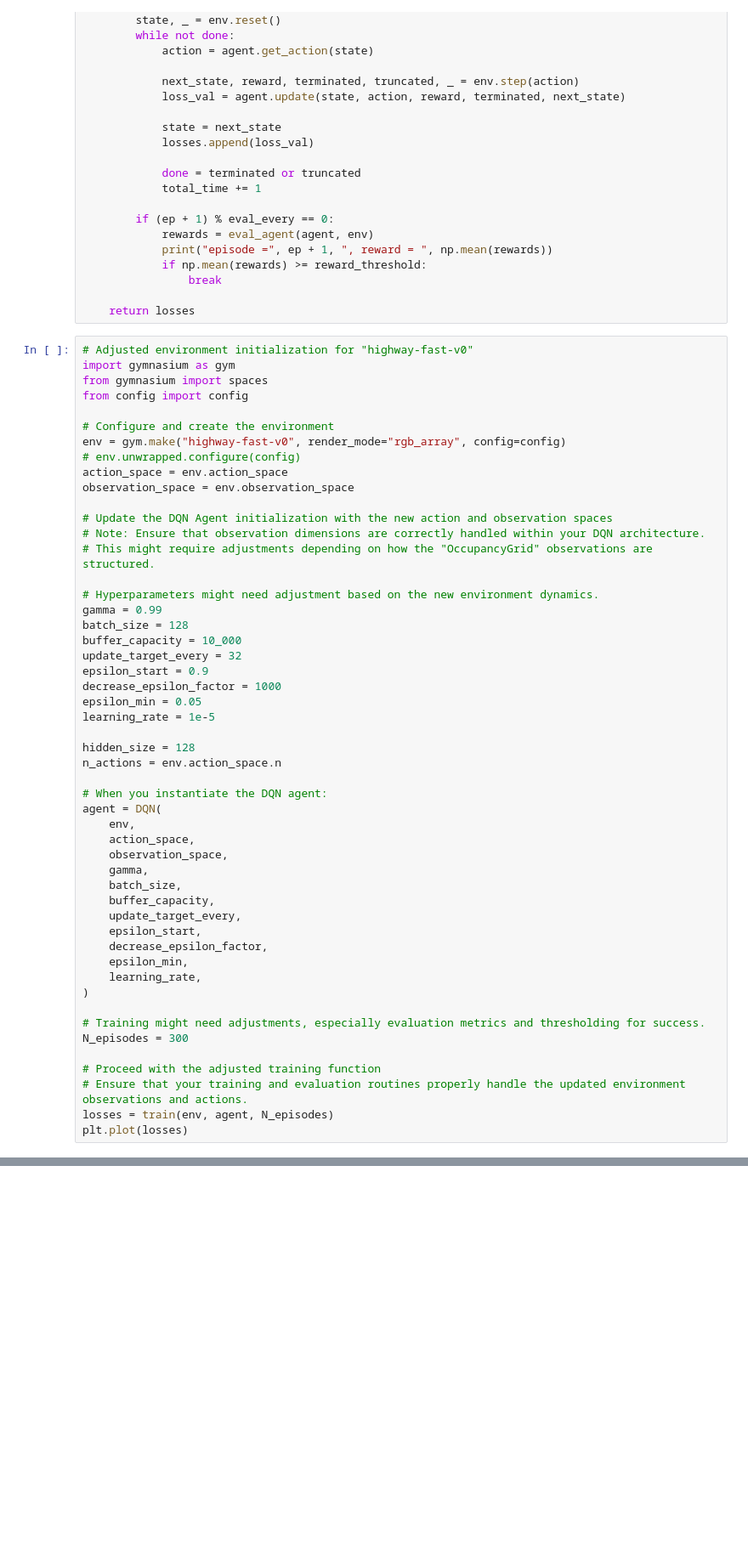
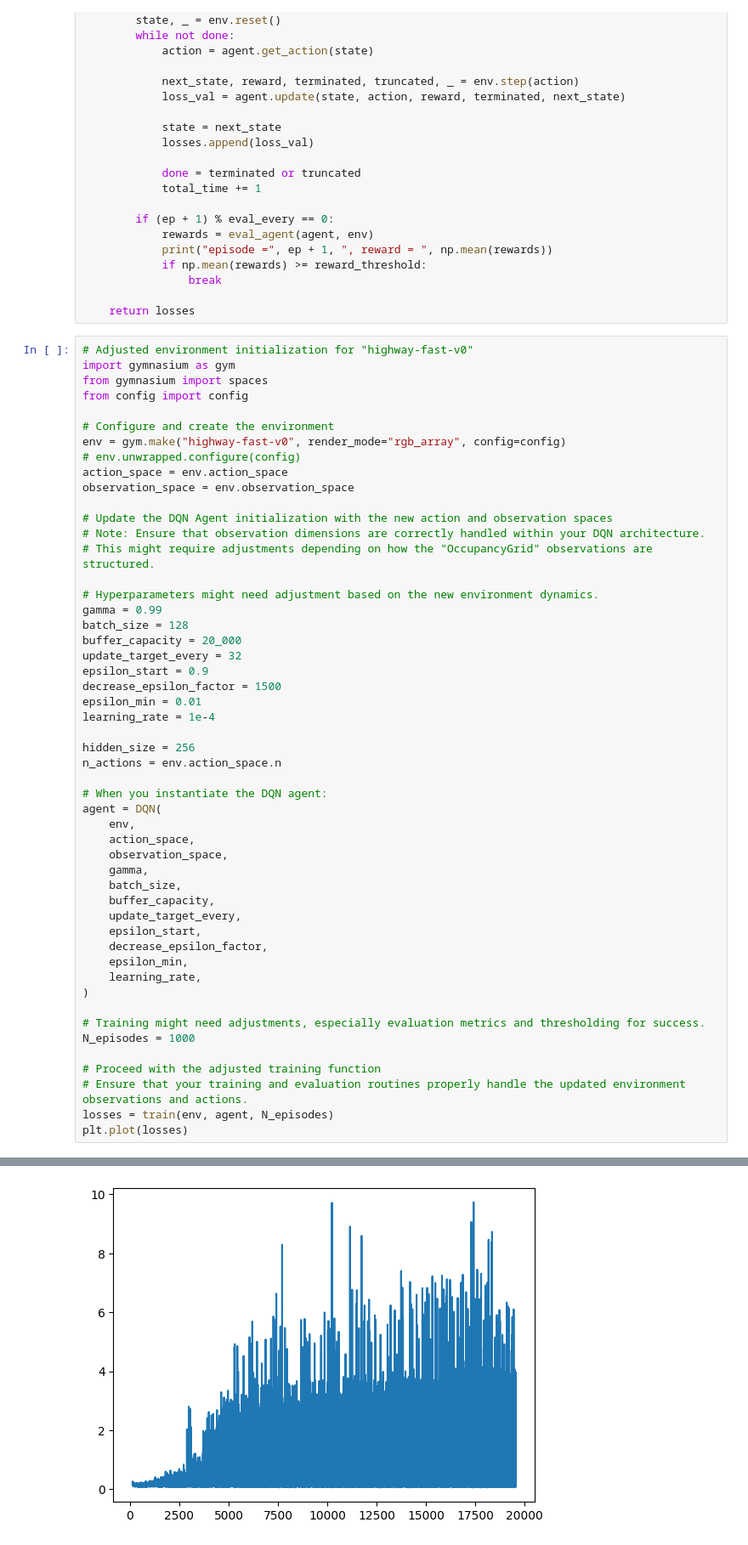
Before and after one commit to romain-sen/highway-rl, a Jupyter notebook: part1/dqn_highway.ipynb, the cells around one changed output, grey strips where cells are left out. Shown at 85% size. Cells and saved outputs as stored; diff of their text form; blank space fills up the shorter version.

```diff
--- a/part1/dqn_highway.ipynb
+++ b/part1/dqn_highway.ipynb
@@ -349,14 +352,14 @@ observation_space = env.observation_space
 # Hyperparameters might need adjustment based on the new environment dynamics.
 gamma = 0.99
 batch_size = 128
-buffer_capacity = 10_000
+buffer_capacity = 20_000
 update_target_every = 32
 epsilon_start = 0.9
-decrease_epsilon_factor = 1000
-epsilon_min = 0.05
-learning_rate = 1e-5
+decrease_epsilon_factor = 1500
+epsilon_min = 0.01
+learning_rate = 1e-4
 
-hidden_size = 128
+hidden_size = 256
 n_actions = env.action_space.n
 
 # When you instantiate the DQN agent:
@@ -375,7 +378,7 @@ agent = DQN(
 )
 
 # Training might need adjustments, especially evaluation metrics and thresholding for success.
-N_episodes = 300
+N_episodes = 1000
 
 # Proceed with the adjusted training function
 # Ensure that your training and evaluation routines properly handle the updated environment observations and actions.
@@ -386,3 +406,4 @@ AttributeError: 'Discrete' object has no attribute 'observation_space'
+[figure, added]
 # %%
 # Evaluate the final policy
 rewards = eval_agent(agent, env, 20)
```
Also changed, not shown: parts of 6 cells of this notebook.
